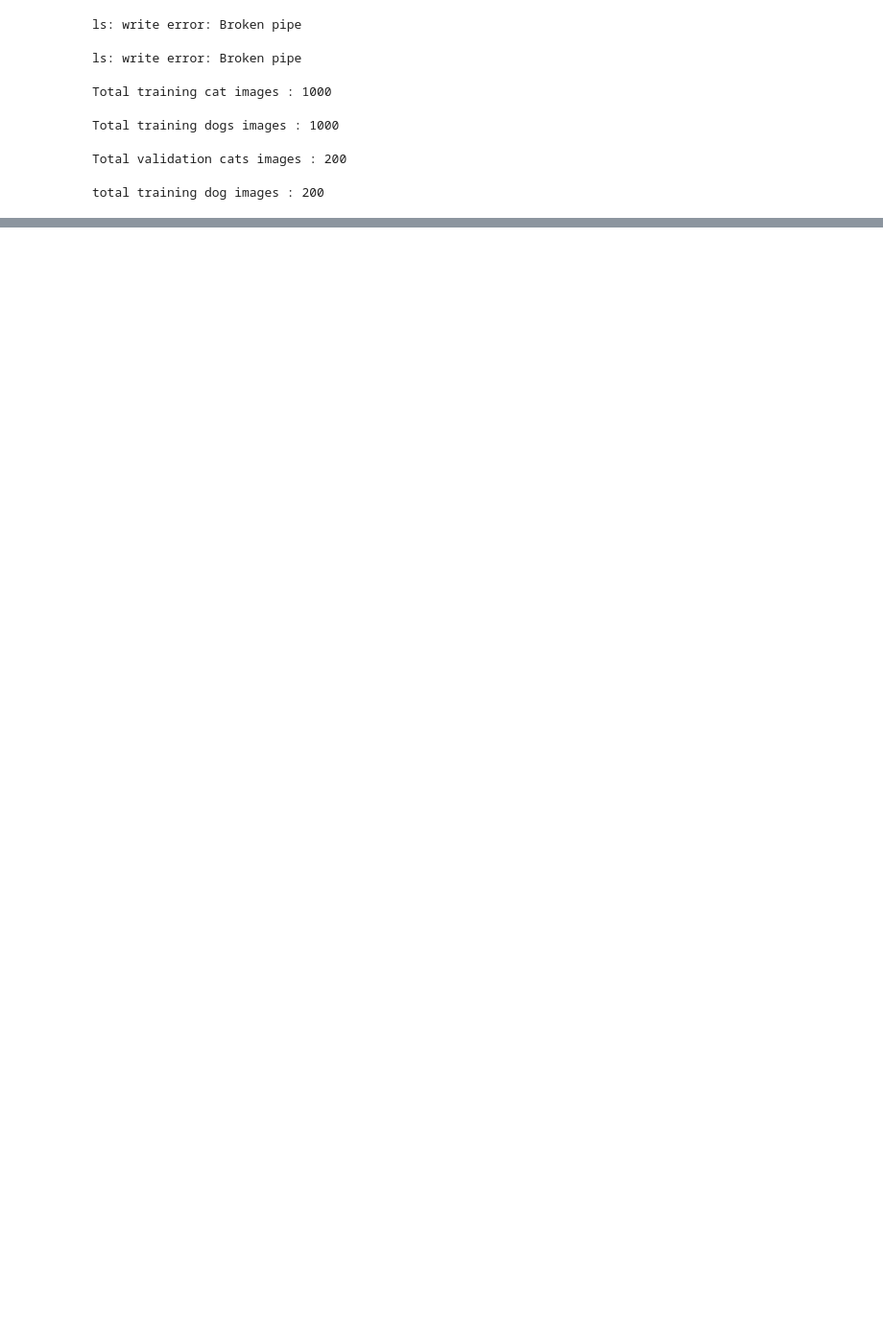
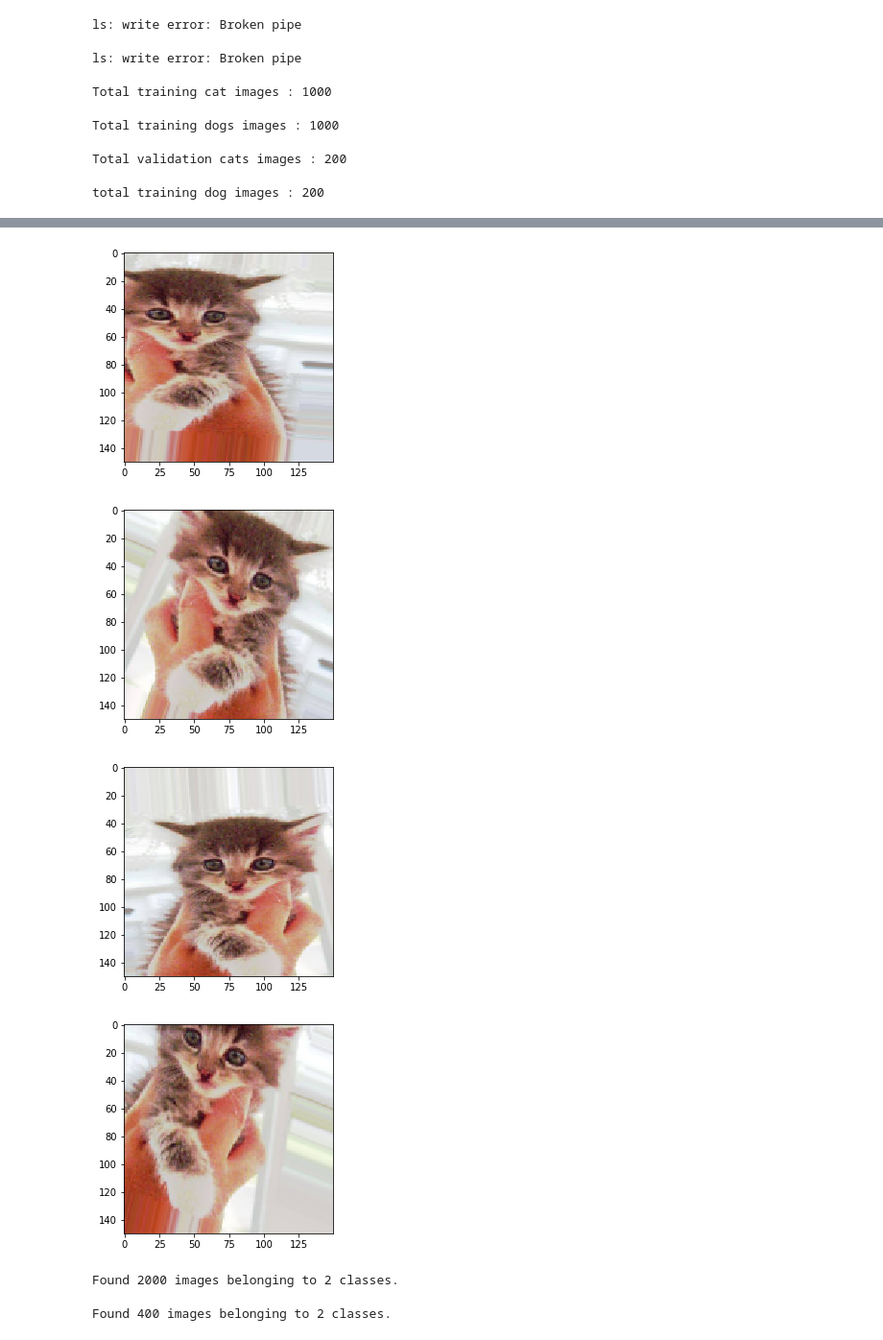
Before and after one commit to anandpawara/100_Days_ML_Challenge, a Jupyter notebook: working on small dataset/Training on small dataset.ipynb, the cells around one changed output, grey strips where cells are left out. Shown at 96% size. Cells and saved outputs as stored; diff of their text form; code cells hidden in the pictures; blank space fills up the shorter version.

```diff
--- a/working on small dataset/Training on small dataset.ipynb
+++ b/working on small dataset/Training on small dataset.ipynb
@@ -72,0 +198,8 @@ total training dog images : 200
+# %%
+datagen = ImageDataGenerator(rotation_range = 40,
+                            width_shift_range = 0.2,
+                            height_shift_range = 0.2,
+                            shear_range = 0.2,
+                            zoom_range = 0.2,
+                            horizontal_flip = True,
+                            fill_mode = 'nearest')
@@ -73 +208,23 @@ total training dog images : 200
+# %%
+img_path = 'data/train/cats/cat.100.jpg'
+# %%
+img = image.load_img(img_path,target_size = (150,150))
+# %%
+x = image.img_to_array(img)
+x = x.reshape((1,) + x.shape)
+#Converts it to a Numpy array with shape (150, 150, 3)
+#Reshapes it to (1, 150, 150, 3)
+i = 0
+for batch in datagen.flow(x, batch_size=1):
+    plt.figure(i)
+    imgplot = plt.imshow(image.array_to_img(batch[0]))
+    i += 1
+    if i % 4 == 0:
+        break
+plt.show()
+# %% [output]
+[figure, added]
+[figure, added]
+[figure, added]
+[figure, added]
 # %%
@@ -74,0 +260,14 @@ from keras.layers import Cov
+# %%
+train_generator = train_datagen.flow_from_directory(train_dir,
+                                                   target_size = (150,150),
+                                                   batch_size = 32,
+                                                   class_mode = 'binary')
+# %% [output]
+Found 2000 images belonging to 2 classes.
+# %%
+validation_generator = test_datagen.flow_from_directory(validation_dir,
+                                                       target_size = (150,150),
+                                                       batch_size = 32,
+                                                       class_mode = 'binary')
+# %% [output]
+Found 400 images belonging to 2 classes.
```
Also changed, not shown: parts of 24 cells of this notebook, 1 other file.
